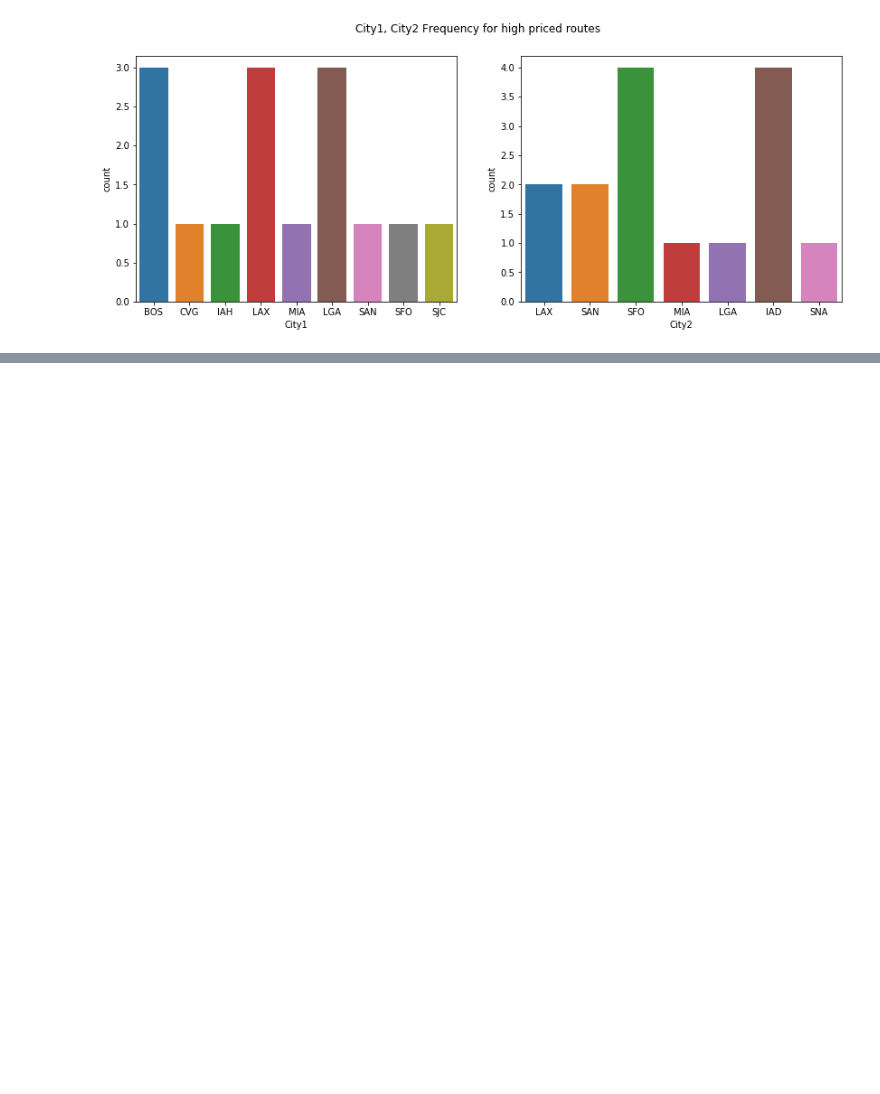
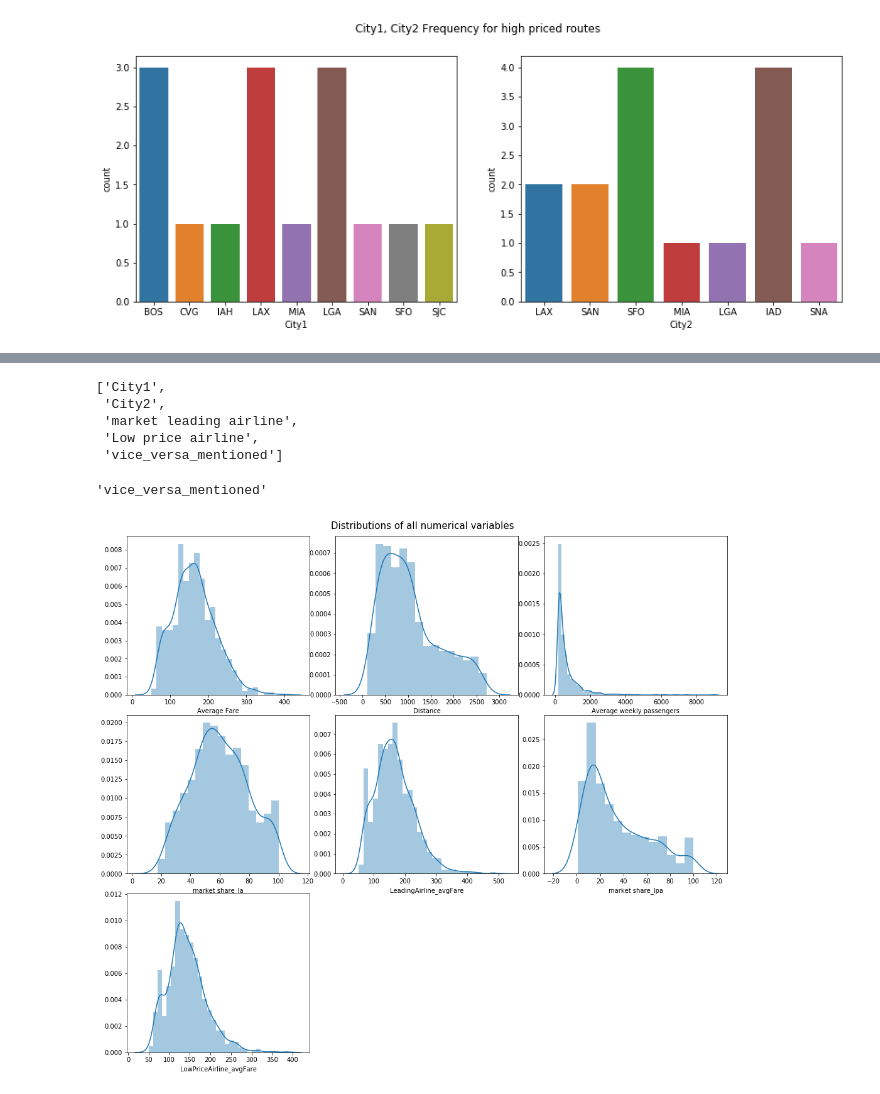
Before and after one commit to prudhvip21/Usecase-Fare_Prediction_Flight_Prices, a Jupyter notebook: FlightFarePrediction.ipynb, the cells around one changed output, grey strips where cells are left out. Saved outputs shown, nothing was run; the diff lists cells and outputs as text; code cells hidden in the pictures; blank space fills up the shorter version.

Commit message:
airfares datatale

```diff
--- a/FlightFarePrediction.ipynb
+++ b/FlightFarePrediction.ipynb
@@ -195,0 +366,11 @@ for ax,col in zip(axs,['City1','City2']):
+# %%
+codes_map = dict(zip(us_airports['IATA'],zip(us_airports['Latitude'],us_airports['Longitude'])))
+# %%
+get_coord = lambda val: codes_map[val]
+airfares['City1_coord'] = airfares['City1'].apply(get_coord)
+airfares['City2_coord'] = airfares['City2'].apply(get_coord)
+# %%
+def sep_lat_long(row):
+    return row['City1_coord'][0],row['City1_coord'][1],row['City2_coord'][0],row['City2_coord'][1]
+
+airfares[['City1_lat','City1_long','City2_lat','City2_long']] = airfares.apply()
@@ -195,0 +408,33 @@ for ax,col in zip(axs,['City1','City2']):
+# %%
+#renamming market share for leading airline(la) and for low priced(lpa)
+airfares.columns = ['City1','City2','Average Fare','Distance','Average weekly passengers','market leading airline',
+                    'market share_la','LeadingAirline_avgFare','Low price airline','market share_lpa',
+                    'LowPriceAirline_avgFare','vice_versa_mentioned']
+
+obj_cols = list(airfares.describe(include='O').columns)
+num_cols = list(airfares.describe(exclude='O').columns)
+# %%
+obj_cols
+# %% [output]
+['City1',
+ 'City2',
+ 'market leading airline',
+ 'Low price airline',
+ 'vice_versa_mentioned']
+# %%
+obj_cols.pop()
+# %% [output]
+'vice_versa_mentioned'
+# %%
+r = int(np.ceil(len(num_cols)/3))
+fig, axs = plt.subplots(r,3,figsize=(14,r*4))
+axs = axs.flatten()
+axs[-1].axis('off')
+axs[-2].axis('off')
+
+plt.tight_layout()
+plt.suptitle('Distributions of all numerical variables',y=1.01,fontsize=15)
+for col,ax in zip(num_cols,axs):
+    sns.distplot(airfares[col],ax=ax)
+# %% [output]
+[figure, added]
```
Also changed, not shown: parts of 95 cells of this notebook.
